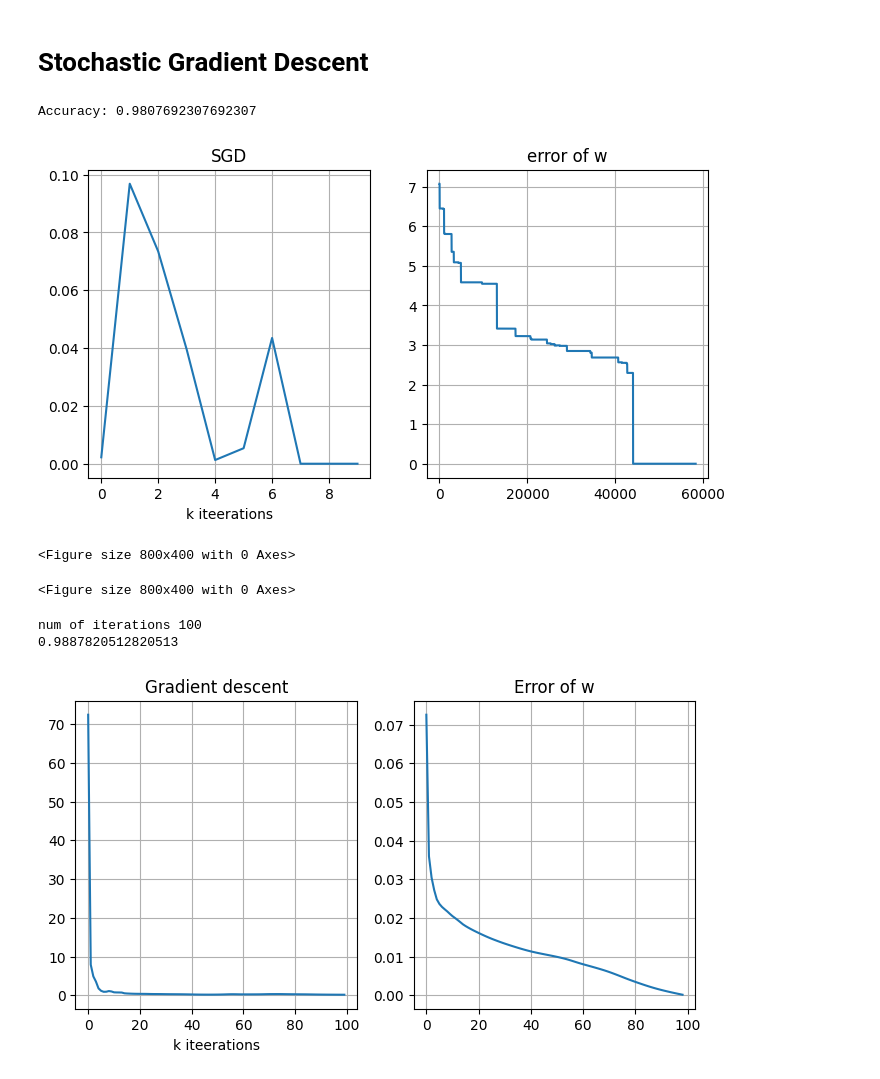
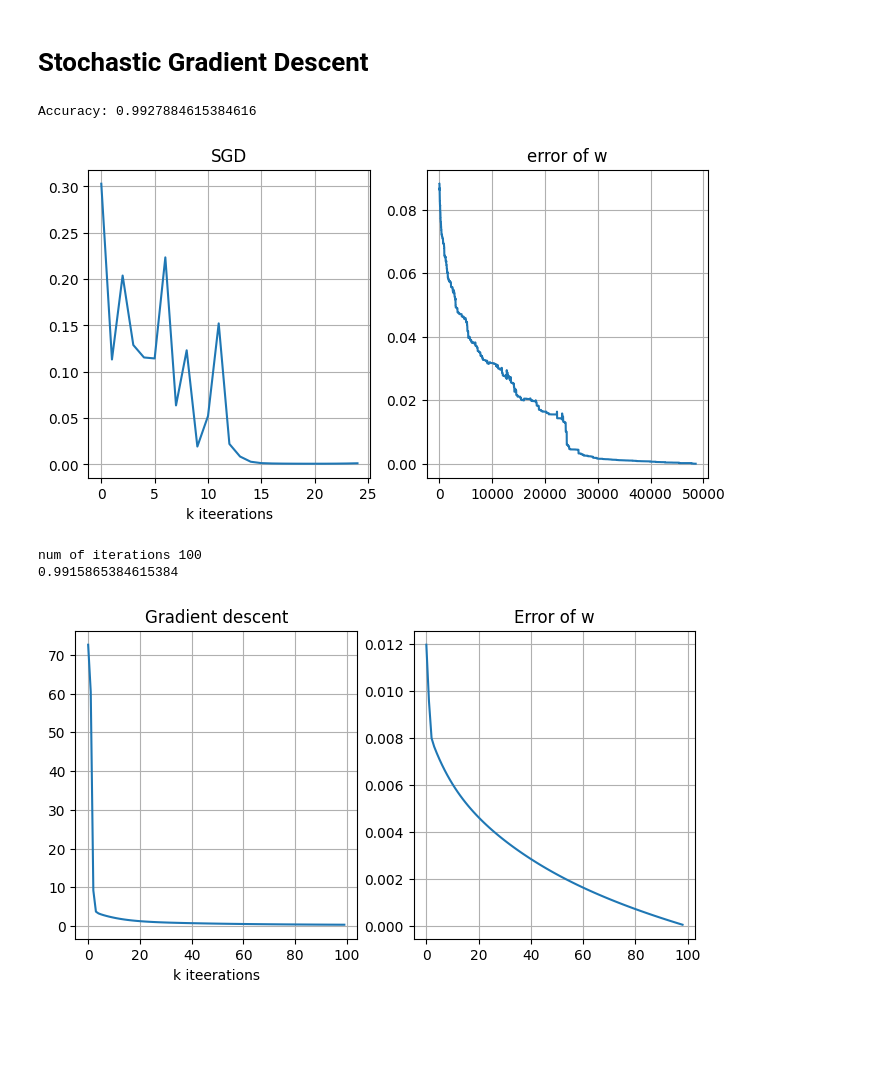
Before and after one commit to francesco-source/Artificial-Intelligence-UNIBO, a Jupyter notebook: Statistical_and_mathematical_methods_for_AI/Exercises/Exercise3.ipynb, the cells around one changed output. Saved outputs shown, nothing was run; the diff lists cells and outputs as text; code cells hidden in the pictures; blank space fills up the shorter version.

```diff
--- a/Statistical_and_mathematical_methods_for_AI/Exercises/Exercise3.ipynb
+++ b/Statistical_and_mathematical_methods_for_AI/Exercises/Exercise3.ipynb
@@ -394,7 +394,7 @@ def split_data(dataset,digits,TrainPercentage):
     return Xtrain,Ytrain,Xtest,Ytest
 
 def SGD(l,grad_l,w0,data,batch_size,n_epoch):
-    alpha=0.01
+    alpha=0.0001
     k=0
     X,y=data
     X=X-np.expand_dims(np.mean(X,axis=1),1)
@@ -432,32 +432,29 @@ Xtrain,Ytrain,Xtest,Ytest=split_data(data,digits,0.7)
 # %%
 mean=0
 sigma=1e-3
 acc=[]
 wdoppio=[]
 w0=np.random.normal(mean,sigma,size=Xtrain.shape[0])
-w_vec,fval,gradl,err=SGD(ell,grad_ell,w0,(Xtrain,Ytrain),batch_size=1,n_epoch=10)
+w_vec,fval,gradl,err=SGD(ell,grad_ell,w0,(Xtrain,Ytrain),batch_size=3,n_epoch=25)
 wdoppio.append(w_vec[-1])
 Ypred=predict(w_vec[-1],Xtest)
 acc.append(accuracy(Ypred,Ytest))
 print("Accuracy:",accuracy(Ypred,Ytest))
 plt.figure(figsize=[8,4])
 plt.subplot(1,2,1)
 plt.title("SGD")
 plt.xlabel("k iteerations")
 plt.plot(np.arange(len(err)),err)
 plt.grid()
 plt.subplot(1,2,2)
 plt.title("error of w")
-errors=[np.linalg.norm(w-w_vec[-1]) for w in w_vec]
-plt.plot(np.arange(len(w_vec)),errors)
+errors=[np.linalg.norm(w-w_vec[-1]) for w in w_vec ]
+plt.plot(np.arange(len(errors)),errors)
 plt.grid()
 plt.show()
-plt.figure(figsize=[8,4])
 # %% [output]
-Accuracy: 0.9807692307692307
+Accuracy: 0.9927884615384616
-[figure, old version]
+[figure, new version]
-<Figure size 800x400 with 0 Axes>
-<Figure size 800x400 with 0 Axes>
 # %%
 Ytrain[Ytrain==digits[0]]=0
 Ytrain[Ytrain==digits[1]]=1
@@ -468,7 +465,7 @@ grad__ell= lambda w : grad_ell(w,Xtrain,Ytrain)
 mean=0
 sigma=1e-3
 w0=np.random.normal(mean,sigma,size=Xtrain.shape[0])
-wvec,fval_g,grad_norm,_,k=GD(el,grad__ell,w0,alpha=0.001)
+wvec,fval_g,grad_norm,_,k=GD(el,grad__ell,w0,alpha=0.0001)
 print("num of iterations",k)
 #print(wvec[k-1])
 Ypred=predict(wvec[k-1],Xtest)
@@ -488,5 +485,5 @@ plt.grid()
 plt.show()
 # %% [output]
 num of iterations 100
-0.9887820512820513
+0.9915865384615384
-[figure, old version]
+[figure, new version]
```
Also changed, not shown: 2 other files.
